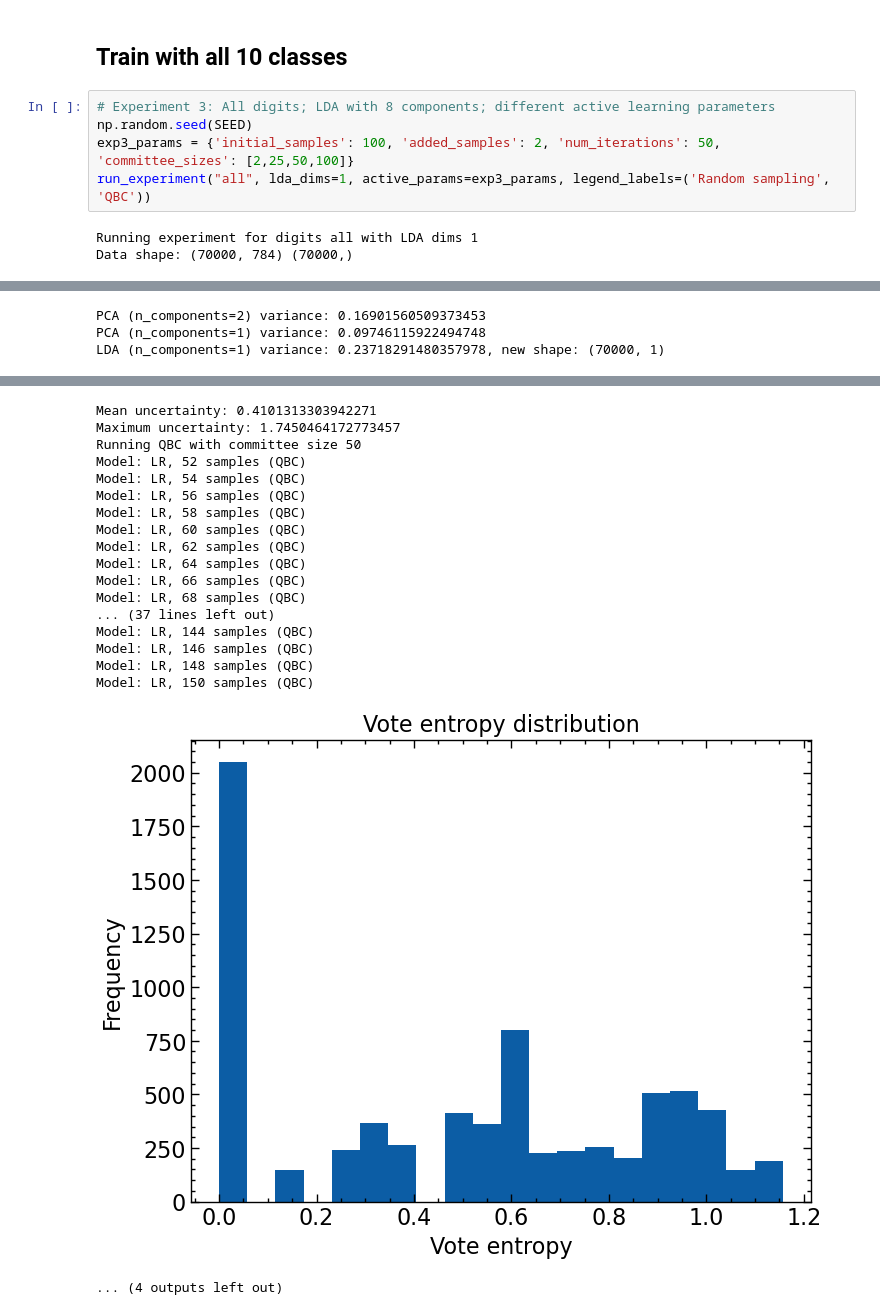
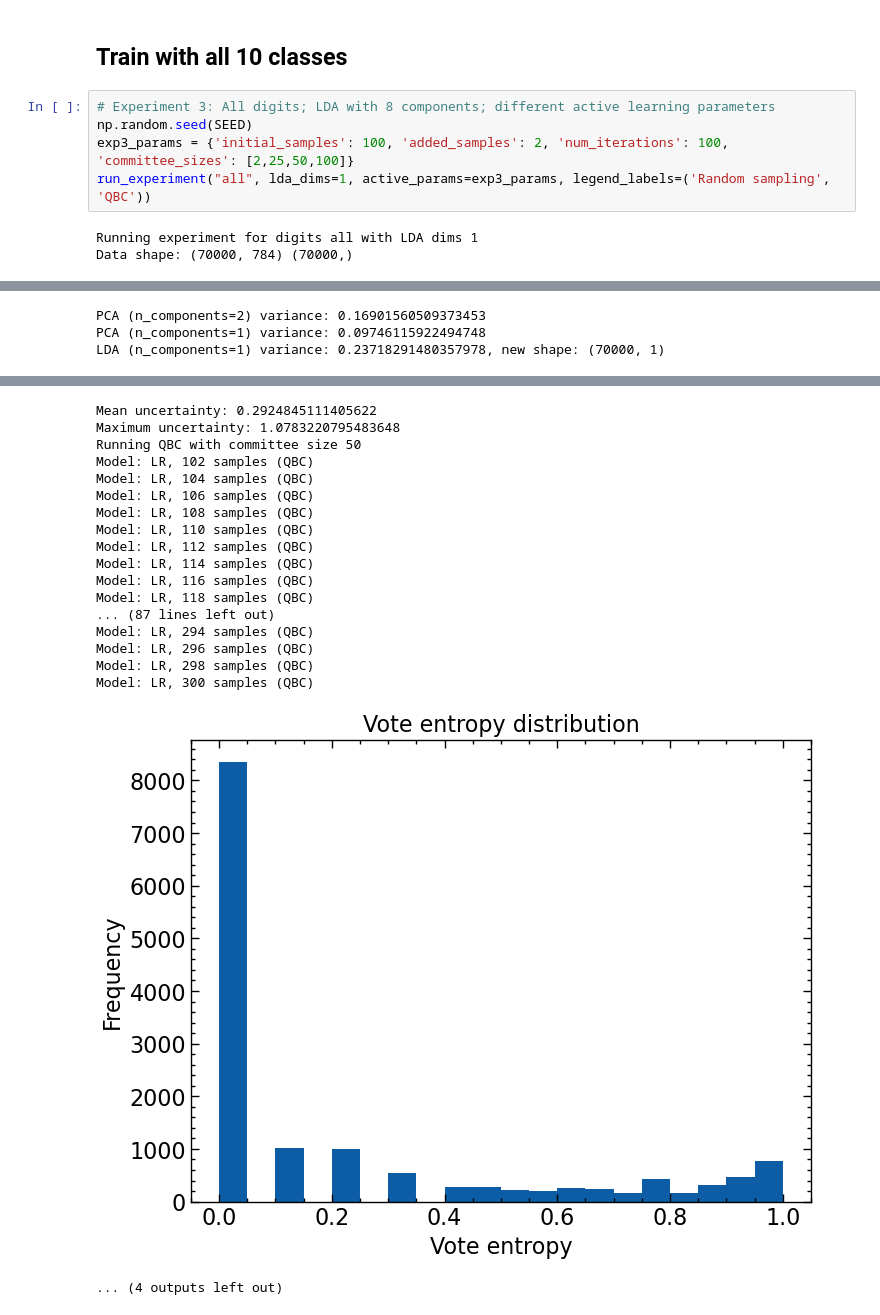
Before and after one commit to amapy-00/miniproject_2_02463, a Jupyter notebook: main.ipynb, the cells around one changed output, grey strips where cells are left out. Saved outputs shown, nothing was run; the diff lists cells and outputs as text.

Commit message:
exp3_params = {'initial_samples': 100, 'added_samples': 2, 'num_iterations': 100, 'committee_sizes': [2,25,50,100]}

```diff
--- a/main.ipynb
+++ b/main.ipynb
@@ -175,7 +175,7 @@ Model: LR, 60 samples (QBC)
 # %%
 # Experiment 3: All digits; LDA with 8 components; different active learning parameters
 np.random.seed(SEED)
-exp3_params = {'initial_samples': 100, 'added_samples': 2, 'num_iterations': 50, 'committee_sizes': [2,25,50,100]}
+exp3_params = {'initial_samples': 100, 'added_samples': 2, 'num_iterations': 100, 'committee_sizes': [2,25,50,100]}
 run_experiment("all", lda_dims=1, active_params=exp3_params, legend_labels=('Random sampling', 'QBC'))
 # %% [output]
 Running experiment for digits all with LDA dims 1
@@ -242,19 +242,19 @@ Model: LR, 150 samples (QBC)
-Mean uncertainty: 0.4101313303942271
-Maximum uncertainty: 1.7450464172773457
+Mean uncertainty: 0.2924845111405622
+Maximum uncertainty: 1.0783220795483648
 Running QBC with committee size 50
-Model: LR, 52 samples (QBC)
-Model: LR, 54 samples (QBC)
-Model: LR, 56 samples (QBC)
-Model: LR, 58 samples (QBC)
-Model: LR, 60 samples (QBC)
-Model: LR, 62 samples (QBC)
-Model: LR, 64 samples (QBC)
-Model: LR, 66 samples (QBC)
-Model: LR, 68 samples (QBC)
-... (37 lines left out)
-Model: LR, 144 samples (QBC)
-Model: LR, 146 samples (QBC)
-Model: LR, 148 samples (QBC)
-Model: LR, 150 samples (QBC)
+Model: LR, 102 samples (QBC)
+Model: LR, 104 samples (QBC)
+Model: LR, 106 samples (QBC)
+Model: LR, 108 samples (QBC)
+Model: LR, 110 samples (QBC)
+Model: LR, 112 samples (QBC)
+Model: LR, 114 samples (QBC)
+Model: LR, 116 samples (QBC)
+Model: LR, 118 samples (QBC)
+... (87 lines left out)
+Model: LR, 294 samples (QBC)
+Model: LR, 296 samples (QBC)
+Model: LR, 298 samples (QBC)
+Model: LR, 300 samples (QBC)
-[figure, old version]
+[figure, new version]
 ... (4 outputs left out)
```
Also changed, not shown: parts of 1 cell of this notebook.
